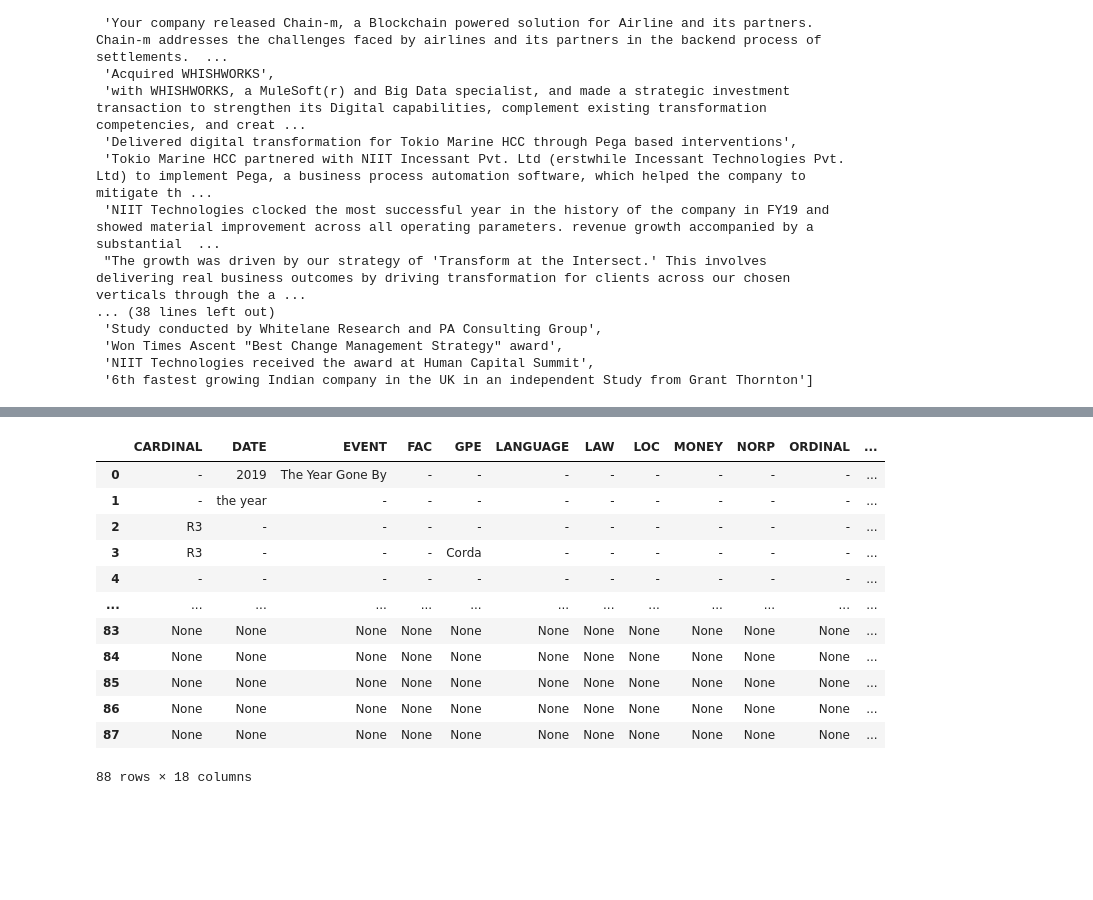
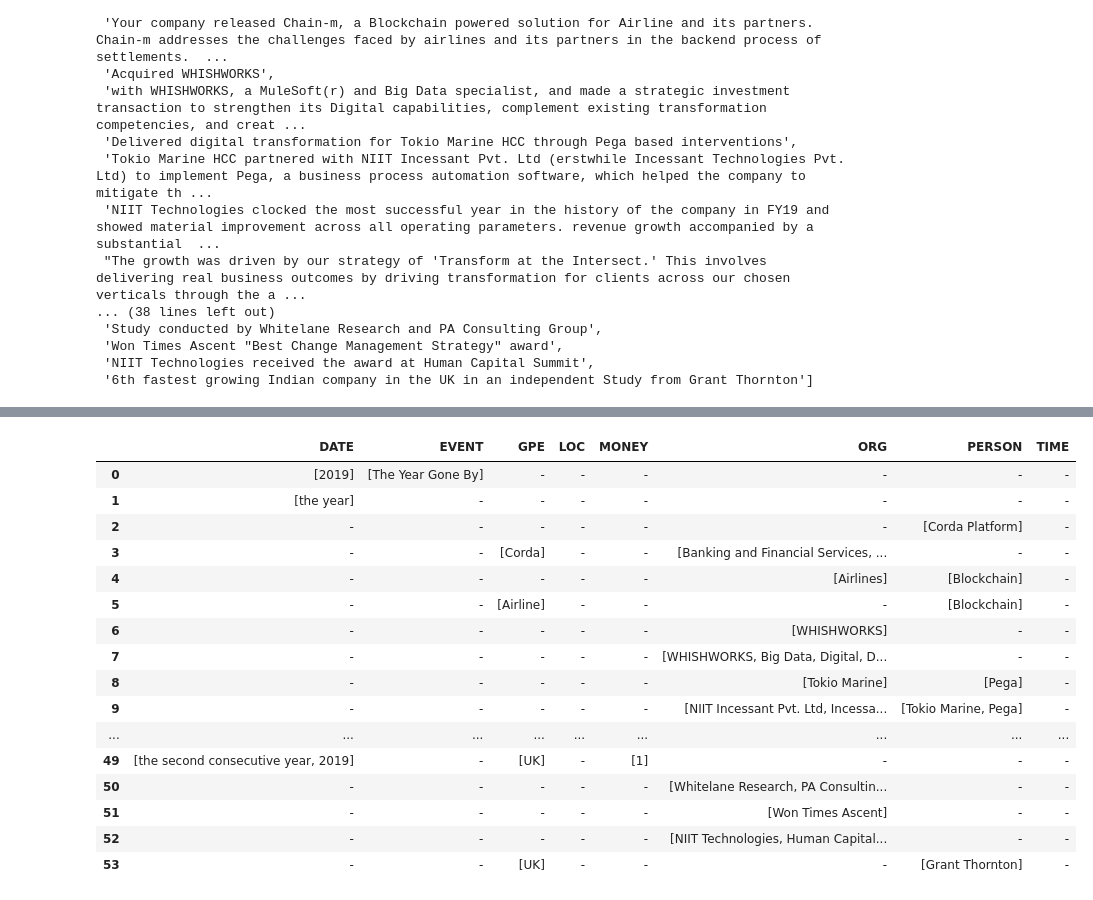
Before and after one commit to anantmehta33/Financial-Document-Analysis, a Jupyter notebook: NER_for_FY2019.ipynb, the cells around one changed output, grey strips where cells are left out. Drawn from its saved outputs; the diff is of its cells as text; code cells hidden in the pictures; blank space fills up the shorter version.

```diff
--- a/NER_for_FY2019.ipynb
+++ b/NER_for_FY2019.ipynb
@@ -242,10 +168,0 @@ True
-# %%
-# Step Two: Load Data
-
-sentence =final_list[0]
-# Step Three: Tokenise, find parts of speech and chunk words
-
-for sent in nltk.sent_tokenize(sentence):
-  for chunk in nltk.ne_chunk(nltk.pos_tag(nltk.word_tokenize(sent))):
-     if hasattr(chunk, 'label'):
-        print(chunk.label(), ' '.join(c[0] for c in chunk))
@@ -259,13 +205,16 @@ final_list[0]
 # %%
+import spacy
+nlp = spacy.load('en_core_web_sm')
 l=nlp.get_pipe('ner').labels
 # %%
 # import spacy
 import spacy
 from spacy.scorer import Scorer
-g=final_list[1]
+#g=final_list[1]
 # load spacy model
 nlp = spacy.load('en_core_web_sm')
 # load data
+#CARDINAL,FAC, LANGUAGE, LAW,NORP,ORDINAL,PERCENT,PROD,QUAN,WORK OF ART
 spacy_dict={'CARDINAL':[],
             'DATE':[],
             'EVENT':[],
@@ -288,12 +237,32 @@ spacy_dict={'CARDINAL':[],
 for sentence in final_list:
     doc = nlp(sentence)
     # print entities
+    temp_dict={'CARDINAL':[],
+            'DATE':[],
+            'EVENT':[],
+             'FAC':[],
+             'GPE':[],
+             'LANGUAGE':[],
+             'LAW':[],
+             'LOC':[],
+             'MONEY':[],
+             'NORP':[],
+             'ORDINAL':[],
+             'ORG':[],
+             'PERCENT':[],
+             'PERSON':[],
+             'PRODUCT':[],
+             'QUANTITY':[],
+             'TIME':[],
+             'WORK_OF_ART':[]}
     li=[]
-    li_text=[]
     for ent in doc.ents:
         li.append(ent.label_)
-        spacy_dict[ent.label_].append(ent.text)
-    for j in l:
+        temp_dict[ent.label_].append(ent.text)
+    for k in temp_dict:
+        if len(temp_dict[k]) != 0:
+            spacy_dict[k].append(temp_dict[k])
+    for j in temp_dict:
         if j not in li:
             spacy_dict[j].append('-')
 # %%
@@ -342,18 +288,24 @@ l
 # %%
 df = pd.DataFrame.from_dict(spacy_dict, orient ='index')
 # %%
-df.T
+df1=df.T
-# %% [output]
-|  | CARDINAL | DATE | EVENT | FAC | GPE | LANGUAGE | LAW | LOC | MONEY | NORP | ORDINAL | ... |
-| 0 | - | 2019 | The Year Gone By | - | - | - | - | - | - | - | - | ... |
-| 1 | - | the year | - | - | - | - | - | - | - | - | - | ... |
-| 2 | R3 | - | - | - | - | - | - | - | - | - | - | ... |
-| 3 | R3 | - | - | - | Corda | - | - | - | - | - | - | ... |
-| 4 | - | - | - | - | - | - | - | - | - | - | - | ... |
-| ... | ... | ... | ... | ... | ... | ... | ... | ... | ... | ... | ... | ... |
-| 83 | None | None | None | None | None | None | None | None | None | None | None | ... |
-| 84 | None | None | None | None | None | None | None | None | None | None | None | ... |
-| 85 | None | None | None | None | None | None | None | None | None | None | None | ... |
-| 86 | None | None | None | None | None | None | None | None | None | None | None | ... |
-| 87 | None | None | None | None | None | None | None | None | None | None | None | ... |
-88 rows × 18 columns
+# %%
+df1
+# %% [output]
+|  | DATE | EVENT | GPE | LOC | MONEY | ORG | PERSON | TIME |
+| 0 | [2019] | [The Year Gone By] | - | - | - | - | - | - |
+| 1 | [the year] | - | - | - | - | - | - | - |
+| 2 | - | - | - | - | - | - | [Corda Platform] | - |
+| 3 | - | - | [Corda] | - | - | [Banking and Financial Services, ... | - | - |
+| 4 | - | - | - | - | - | [Airlines] | [Blockchain] | - |
+| 5 | - | - | [Airline] | - | - | - | [Blockchain] | - |
+| 6 | - | - | - | - | - | [WHISHWORKS] | - | - |
+| 7 | - | - | - | - | - | [WHISHWORKS, Big Data, Digital, D... | - | - |
+| 8 | - | - | - | - | - | [Tokio Marine] | [Pega] | - |
+| 9 | - | - | - | - | - | [NIIT Incessant Pvt. Ltd, Incessa... | [Tokio Marine, Pega] | - |
+| ... | ... | ... | ... | ... | ... | ... | ... | ... |
+| 49 | [the second consecutive year, 2019] | - | [UK] | - | [1] | - | - | - |
+| 50 | - | - | - | - | - | [Whitelane Research, PA Consultin... | - | - |
+| 51 | - | - | - | - | - | [Won Times Ascent] | - | - |
+| 52 | - | - | - | - | - | [NIIT Technologies, Human Capital... | - | - |
+| 53 | - | - | [UK] | - | - | - | [Grant Thornton] | - |
```
Also changed, not shown: parts of 30 cells of this notebook, 4 other files.
